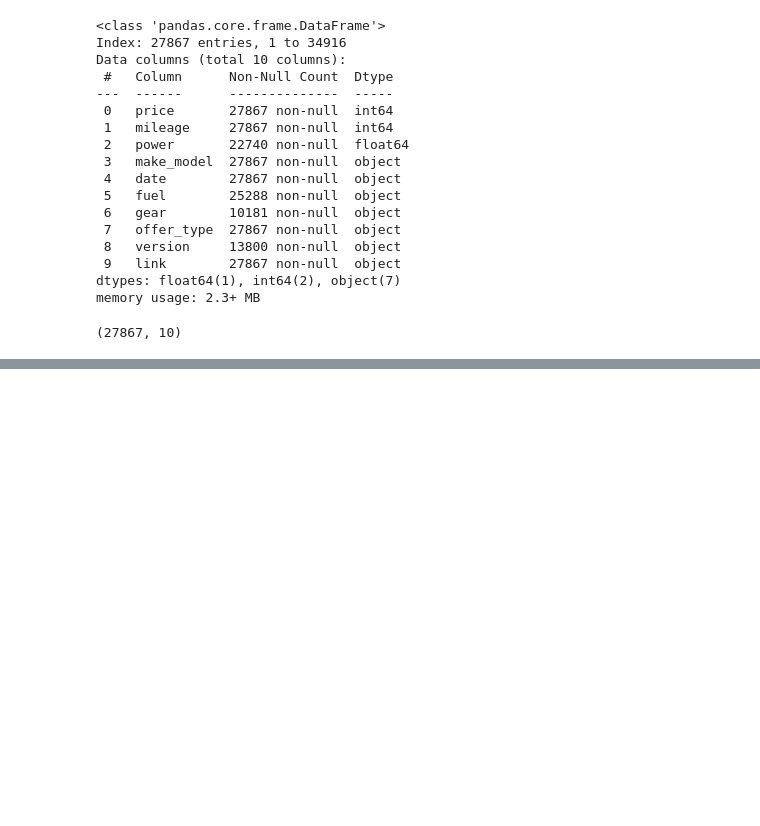
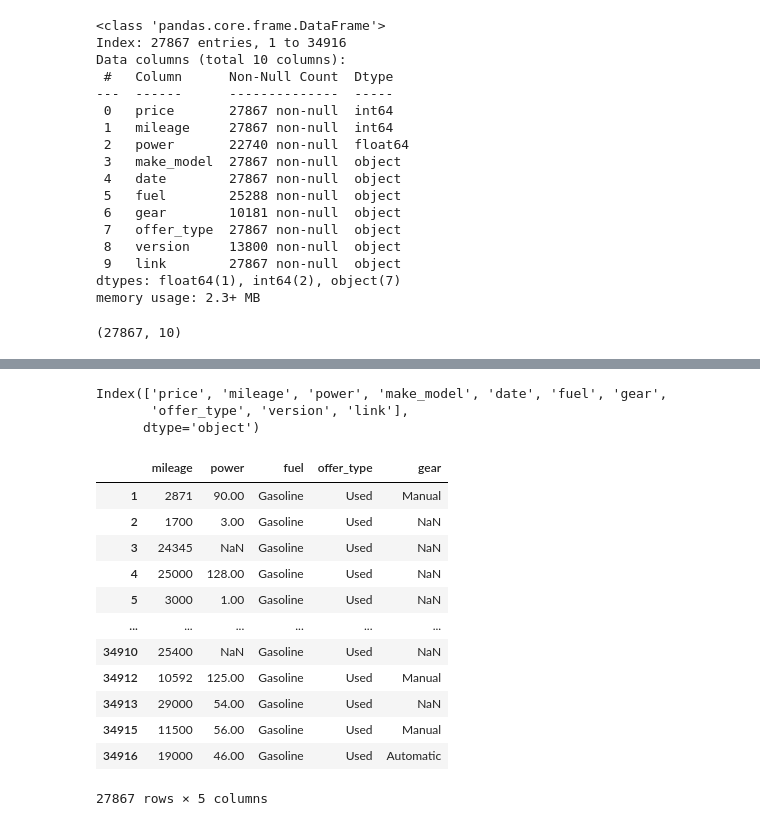
Before and after one commit to dilasha-ghimire/Motorbike-Price-Prediction, a Jupyter notebook: notebook.ipynb, the cells around one changed output, grey strips where cells are left out. Saved outputs shown, nothing was run; the diff lists cells and outputs as text; code cells hidden in the pictures; blank space fills up the shorter version.

```diff
--- a/notebook.ipynb
+++ b/notebook.ipynb
@@ -284,0 +314,25 @@ df.shape
+# %%
+df.columns
+# List all column names in the DataFrame
+# %% [output]
+Index(['price', 'mileage', 'power', 'make_model', 'date', 'fuel', 'gear',
+       'offer_type', 'version', 'link'],
+      dtype='object')
+# %%
+model_df = df[['mileage', 'power', 'fuel', 'offer_type', 'gear']]
+model_df
+# Select relevant columns for modeling
+# %% [output]
+|  | mileage | power | fuel | offer_type | gear |
+| 1 | 2871 | 90.00 | Gasoline | Used | Manual |
+| 2 | 1700 | 3.00 | Gasoline | Used | NaN |
+| 3 | 24345 | NaN | Gasoline | Used | NaN |
+| 4 | 25000 | 128.00 | Gasoline | Used | NaN |
+| 5 | 3000 | 1.00 | Gasoline | Used | NaN |
+| ... | ... | ... | ... | ... | ... |
+| 34910 | 25400 | NaN | Gasoline | Used | NaN |
+| 34912 | 10592 | 125.00 | Gasoline | Used | Manual |
+| 34913 | 29000 | 54.00 | Gasoline | Used | NaN |
+| 34915 | 11500 | 56.00 | Gasoline | Used | Manual |
+| 34916 | 19000 | 46.00 | Gasoline | Used | Automatic |
+27867 rows × 5 columns
```
Also changed, not shown: parts of 6 cells of this notebook.
